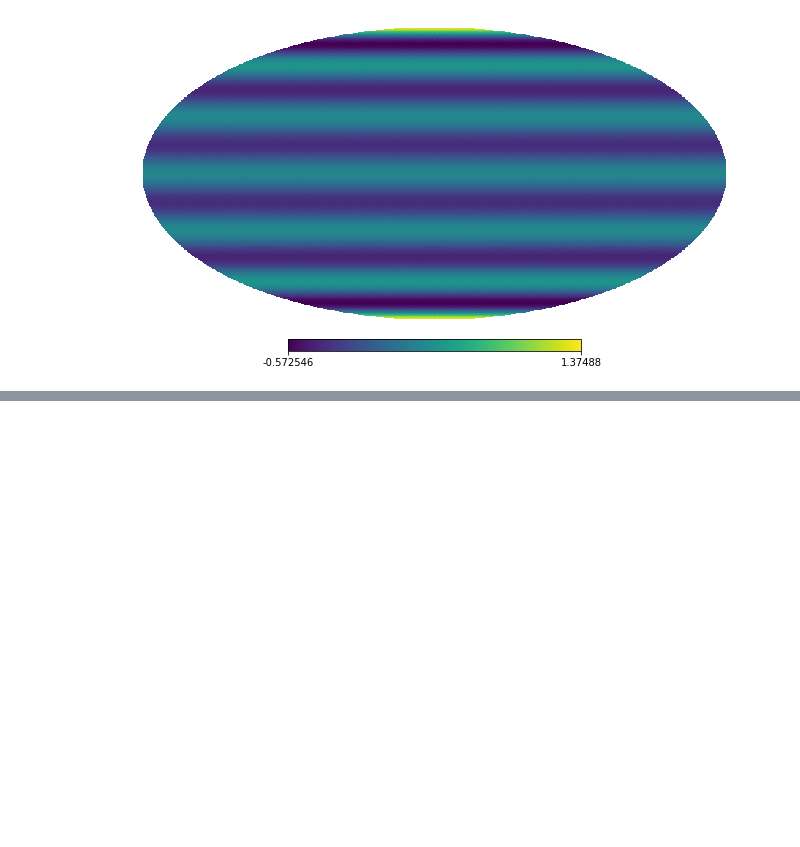
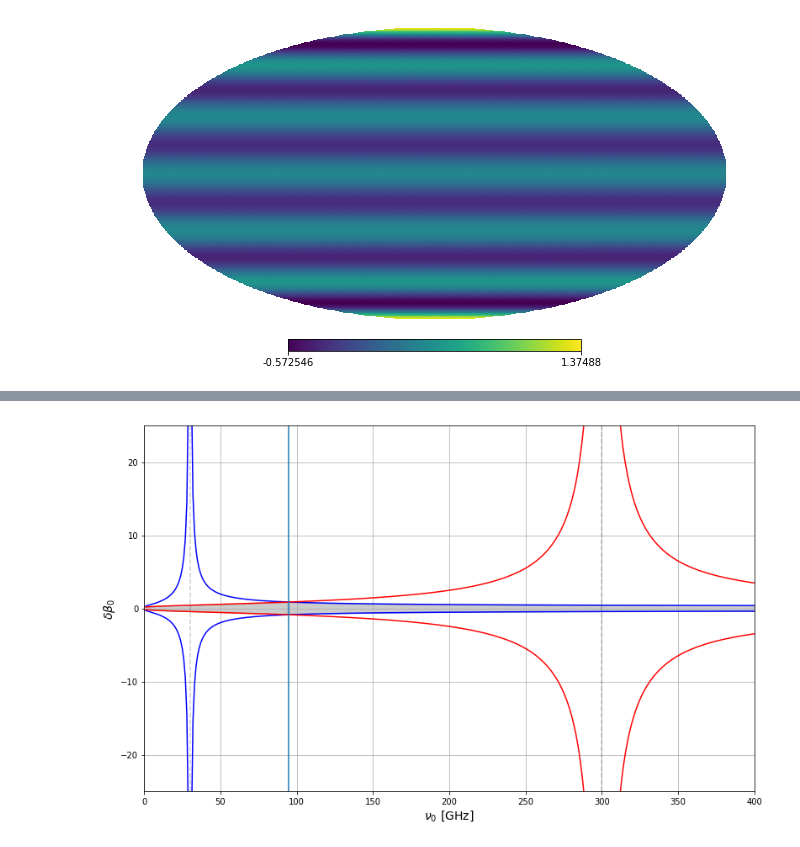
Before and after one commit to acwgough/foreground_moments, a Jupyter notebook: Figures for presentation.ipynb, the cells around one changed output, grey strips where cells are left out. Saved outputs shown, nothing was run; the diff lists cells and outputs as text; code cells hidden in the pictures; blank space fills up the shorter version.

```diff
--- a/Figures for presentation.ipynb
+++ b/Figures for presentation.ipynb
@@ -116,0 +139,24 @@ hp.mollview(map1, title='')
+# %%
+x = np.linspace(1,400,400)
+y1 = 1/np.log(30/x)
+y2 = -y1
+z1 = 1/np.log(300/x)
+z2 = -z1
+# %%
+figure(figsize(13,8))
+plot(x, y1, 'b')
+plot(x, y2, 'b')
+plot(x, z1, 'r')
+plot(x, z2, 'r')
+xlim(0,400)
+ylim(-25,25)
+fill_between(x, y1, y2, where= x>94, alpha=0.2, color='k')
+fill_between(x, z1, z2, where= x<95, alpha=0.2, color='k')
+xlabel(r'$\nu_0 \rm \ [GHz]$', fontsize=14)
+axvline(x=30, ls='--', color='k', alpha=0.2)
+axvline(x=300, ls='--', color='k',alpha=0.2)
+ylabel(r'$\delta \beta_0$', fontsize=14)
+axvline(x=95)
+grid()
+# %% [output]
+[figure, added]
```
Also changed, not shown: parts of 8 cells of this notebook, 1 other file.
